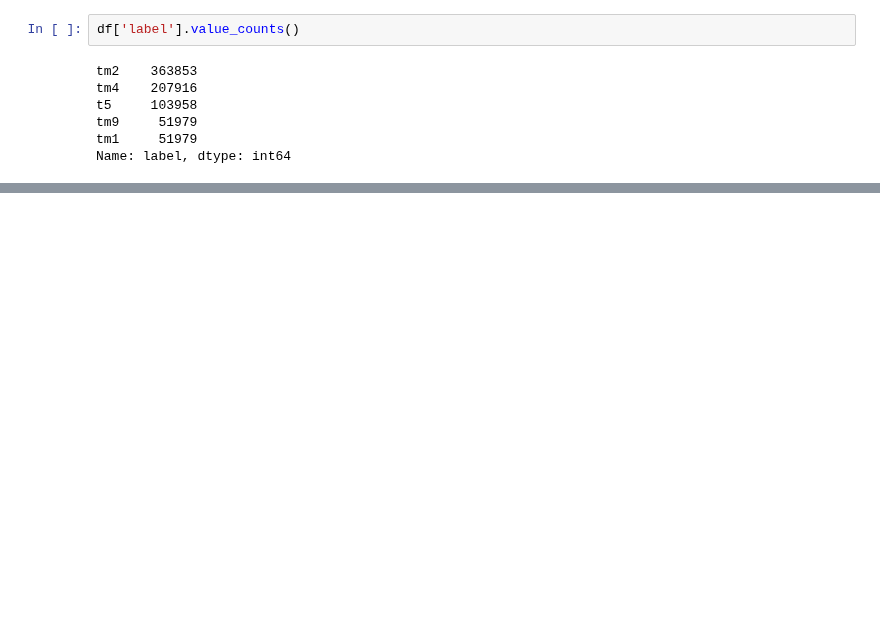
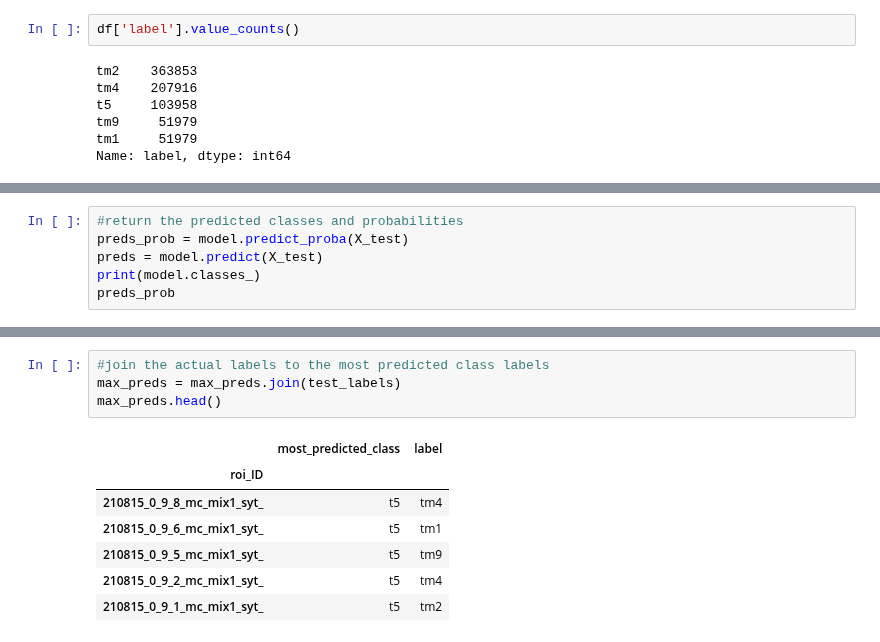
Before and after one commit to laurenneal/capstone-visual-neuroscience, a Jupyter notebook: scikit_test.ipynb, the cells around one changed output, grey strips where cells are left out. Drawn from its saved outputs; the diff is of its cells as text; blank space fills up the shorter version.

```diff
--- a/scikit_test.ipynb
+++ b/scikit_test.ipynb
@@ -119,0 +144,6 @@ y_test = df.query('roi_ID in @X_test_rois')['label']
+# %%
+#return the predicted classes and probabilities
+preds_prob = model.predict_proba(X_test)
+preds = model.predict(X_test)
+print(model.classes_)
+preds_prob
@@ -119,0 +214,12 @@ y_test = df.query('roi_ID in @X_test_rois')['label']
+# %%
+#join the actual labels to the most predicted class labels
+max_preds = max_preds.join(test_labels)
+max_preds.head()
+# %% [output]
+|  | most_predicted_class | label |
+| roi_ID |  |  |
+| 210815_0_9_8_mc_mix1_syt_ | t5 | tm4 |
+| 210815_0_9_6_mc_mix1_syt_ | t5 | tm1 |
+| 210815_0_9_5_mc_mix1_syt_ | t5 | tm9 |
+| 210815_0_9_2_mc_mix1_syt_ | t5 | tm4 |
+| 210815_0_9_1_mc_mix1_syt_ | t5 | tm2 |
```
Also changed, not shown: parts of 19 cells of this notebook.
